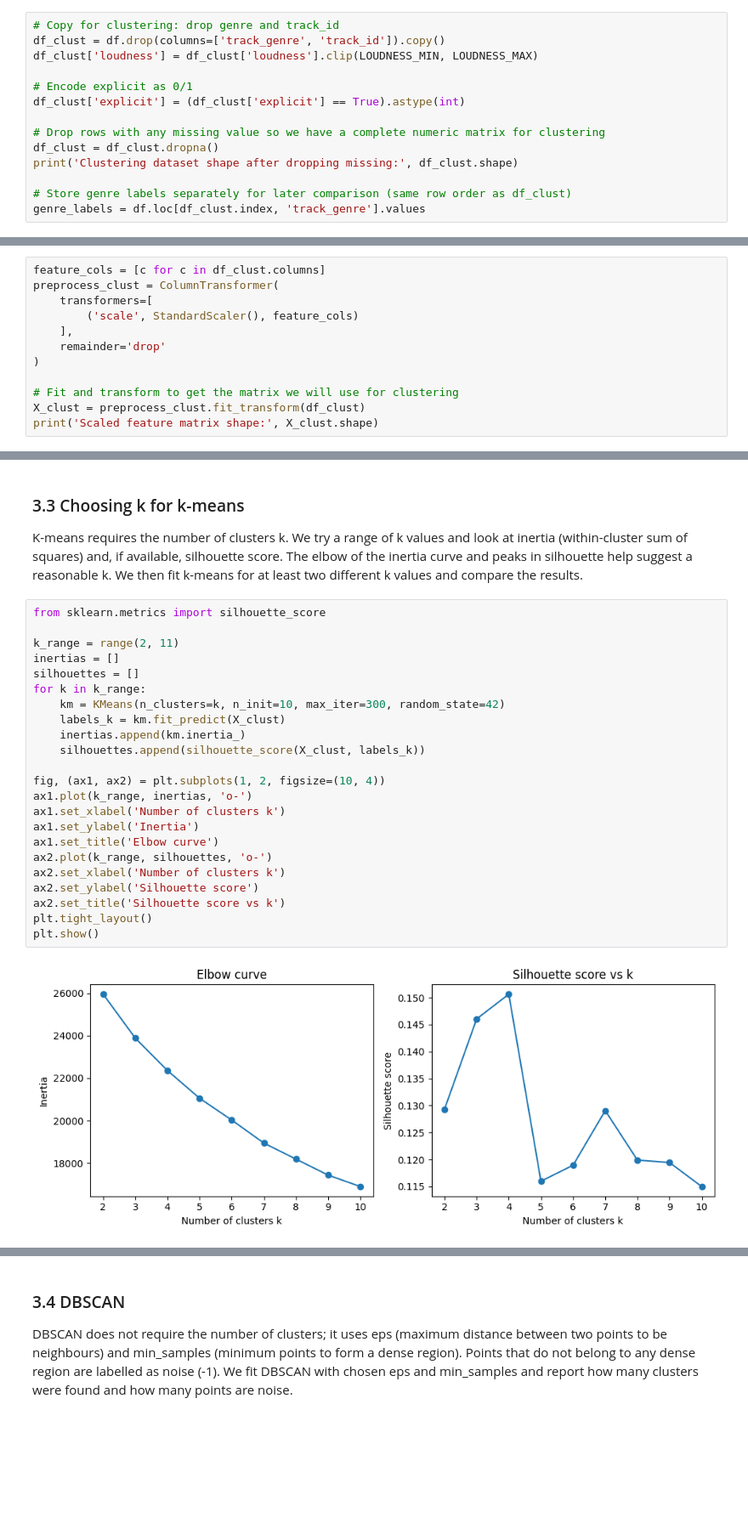
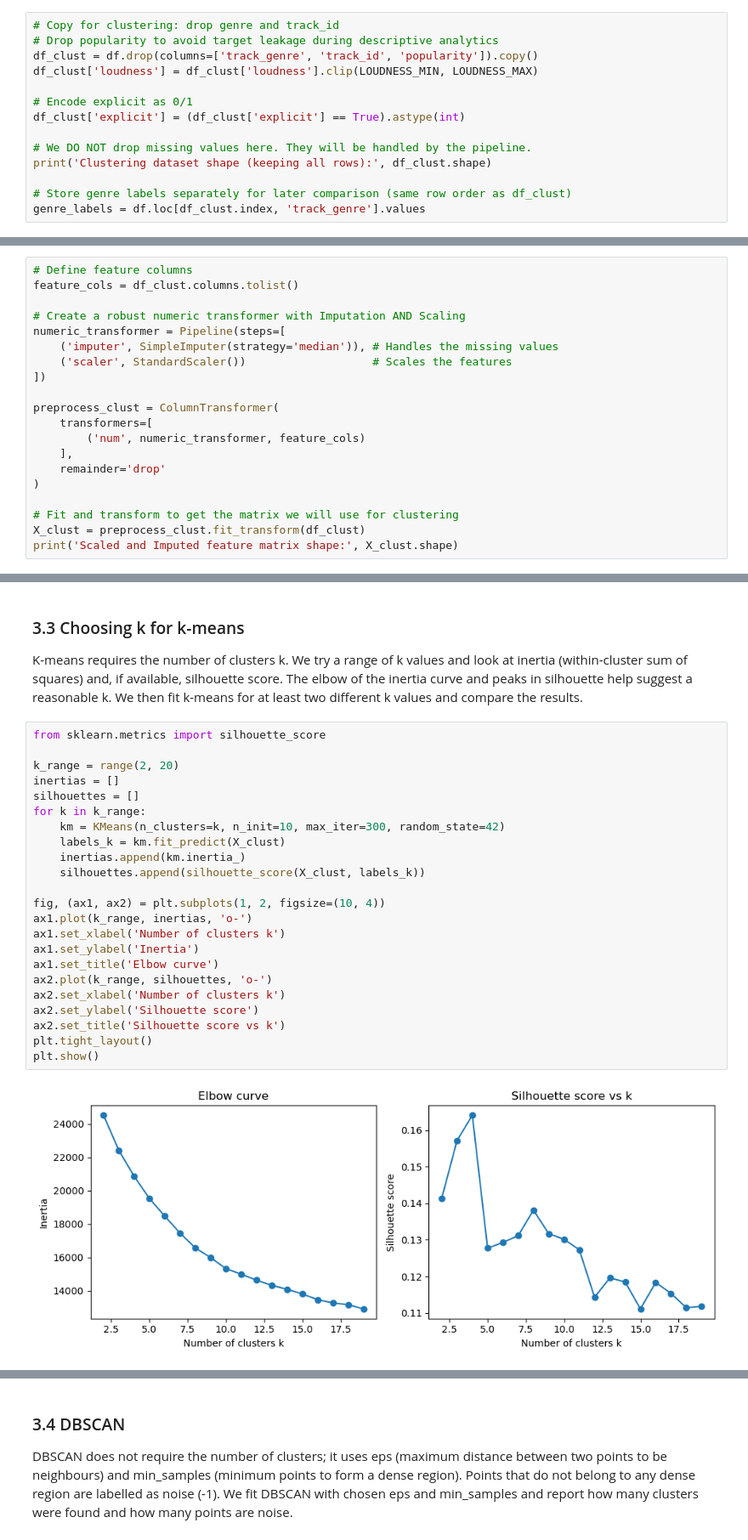
Before and after one commit to cormacGreaney/Predictive-Modelling-on-Spotify-tracks2026-Dataset, a Jupyter notebook: CS4168_Project_Notebook.ipynb, the cells around one changed output, grey strips where cells are left out. Shown at 85% size. Drawn from its saved outputs; the diff is of its cells as text; blank space fills up the shorter version.

Commit message:
add SimpleImputer instead of dropping null, ROC curve and some analysis.

```diff
--- a/CS4168_Project_Notebook.ipynb
+++ b/CS4168_Project_Notebook.ipynb
@@ -195,14 +196,14 @@ For clustering we drop the column track_genre as required, and we drop track_id
 # %%
 # Copy for clustering: drop genre and track_id
-df_clust = df.drop(columns=['track_genre', 'track_id']).copy()
+# Drop popularity to avoid target leakage during descriptive analytics
+df_clust = df.drop(columns=['track_genre', 'track_id', 'popularity']).copy()
 df_clust['loudness'] = df_clust['loudness'].clip(LOUDNESS_MIN, LOUDNESS_MAX)
 
 # Encode explicit as 0/1
 df_clust['explicit'] = (df_clust['explicit'] == True).astype(int)
 
-# Drop rows with any missing value so we have a complete numeric matrix for clustering
-df_clust = df_clust.dropna()
-print('Clustering dataset shape after dropping missing:', df_clust.shape)
+# We DO NOT drop missing values here. They will be handled by the pipeline.
+print('Clustering dataset shape (keeping all rows):', df_clust.shape)
 
 # Store genre labels separately for later comparison (same row order as df_clust)
 genre_labels = df.loc[df_clust.index, 'track_genre'].values
@@ -215,13 +216,21 @@ K-means and DBSCAN rely on distances between points, so features must be on comp
 # %%
-feature_cols = [c for c in df_clust.columns]
+# Define feature columns
+feature_cols = df_clust.columns.tolist()
+
+# Create a robust numeric transformer with Imputation AND Scaling
+numeric_transformer = Pipeline(steps=[
+    ('imputer', SimpleImputer(strategy='median')), # Handles the missing values
+    ('scaler', StandardScaler())                   # Scales the features
+])
+
 preprocess_clust = ColumnTransformer(
     transformers=[
-        ('scale', StandardScaler(), feature_cols)
+        ('num', numeric_transformer, feature_cols)
     ],
     remainder='drop'
 )
 
 # Fit and transform to get the matrix we will use for clustering
 X_clust = preprocess_clust.fit_transform(df_clust)
-print('Scaled feature matrix shape:', X_clust.shape)
+print('Scaled and Imputed feature matrix shape:', X_clust.shape)
 # %% [output]
@@ -233,25 +242,25 @@ K-means requires the number of clusters k. We try a range of k values and look a
 # %%
 from sklearn.metrics import silhouette_score
 
-k_range = range(2, 11)
+k_range = range(2, 20)
 inertias = []
 silhouettes = []
 for k in k_range:
     km = KMeans(n_clusters=k, n_init=10, max_iter=300, random_state=42)
     labels_k = km.fit_predict(X_clust)
     inertias.append(km.inertia_)
     silhouettes.append(silhouette_score(X_clust, labels_k))
 
 fig, (ax1, ax2) = plt.subplots(1, 2, figsize=(10, 4))
 ax1.plot(k_range, inertias, 'o-')
 ax1.set_xlabel('Number of clusters k')
 ax1.set_ylabel('Inertia')
 ax1.set_title('Elbow curve')
 ax2.plot(k_range, silhouettes, 'o-')
 ax2.set_xlabel('Number of clusters k')
 ax2.set_ylabel('Silhouette score')
 ax2.set_title('Silhouette score vs k')
 plt.tight_layout()
 plt.show()
 # %% [output]
-[figure, old version]
+[figure, new version]
```
Also changed, not shown: parts of 20 cells of this notebook.
